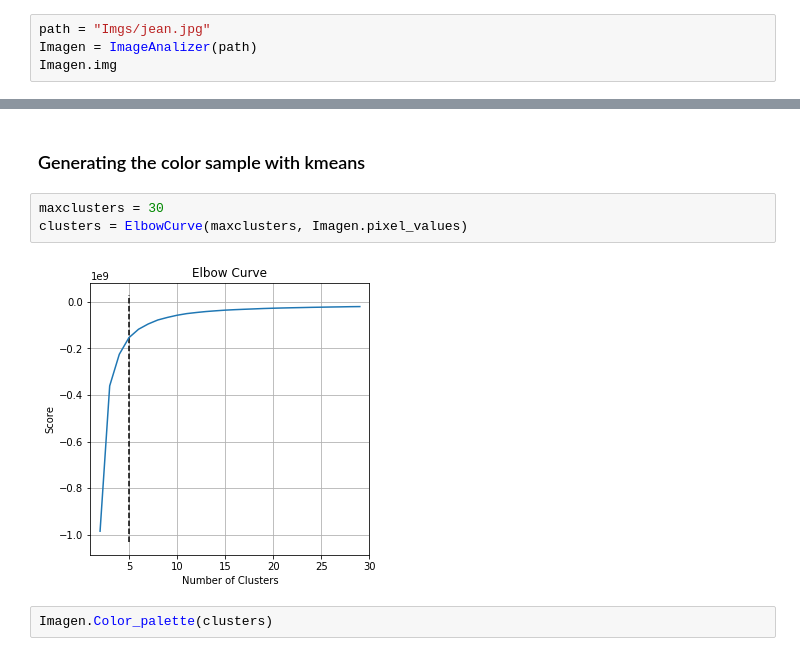
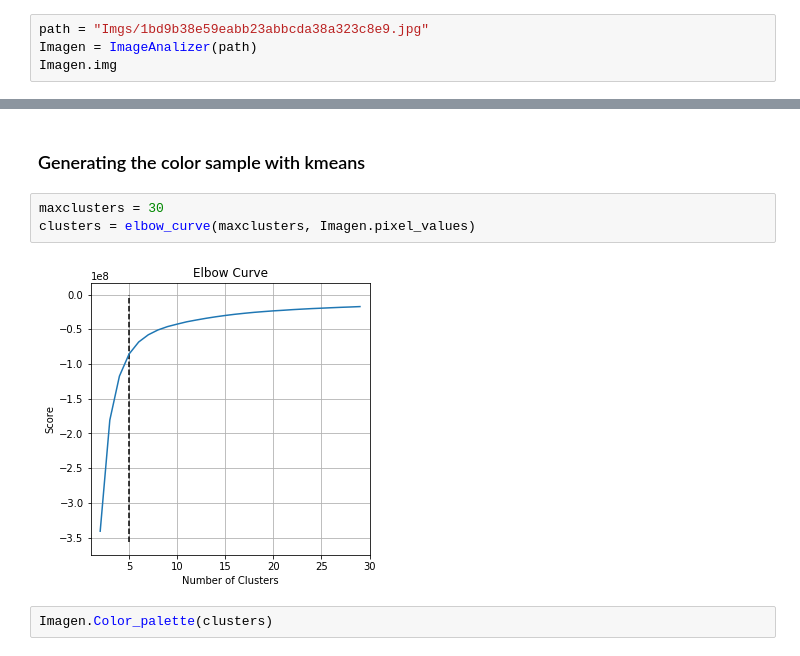
Before and after one commit to mercedesabril/Colour-Clustering, a Jupyter notebook: Color_Analysis_Implementation.ipynb, the cells around one changed output, grey strips where cells are left out. Saved outputs shown, nothing was run; the diff lists cells and outputs as text.

```diff
--- a/Color_Analysis_Implementation.ipynb
+++ b/Color_Analysis_Implementation.ipynb
@@ -5,7 +5,7 @@ from color_analysis import *
 # %% [markdown]
 ### The image
 # %%
-path = "Imgs/jean.jpg"
+path = "Imgs/1bd9b38e59eabb23abbcda38a323c8e9.jpg"
 Imagen = ImageAnalizer(path)
 Imagen.img
 # %% [output]
@@ -22,9 +22,9 @@ Imagen.RGB_composite()
 ### Generating the color sample with kmeans
 # %%
 maxclusters = 30
-clusters = ElbowCurve(maxclusters, Imagen.pixel_values)
+clusters = elbow_curve(maxclusters, Imagen.pixel_values)
 # %% [output]
-[figure, old version]
+[figure, new version]
 # %%
 Imagen.Color_palette(clusters)
 # %% [markdown]
```
Also changed, not shown: parts of 5 cells of this notebook, 3 other files.
